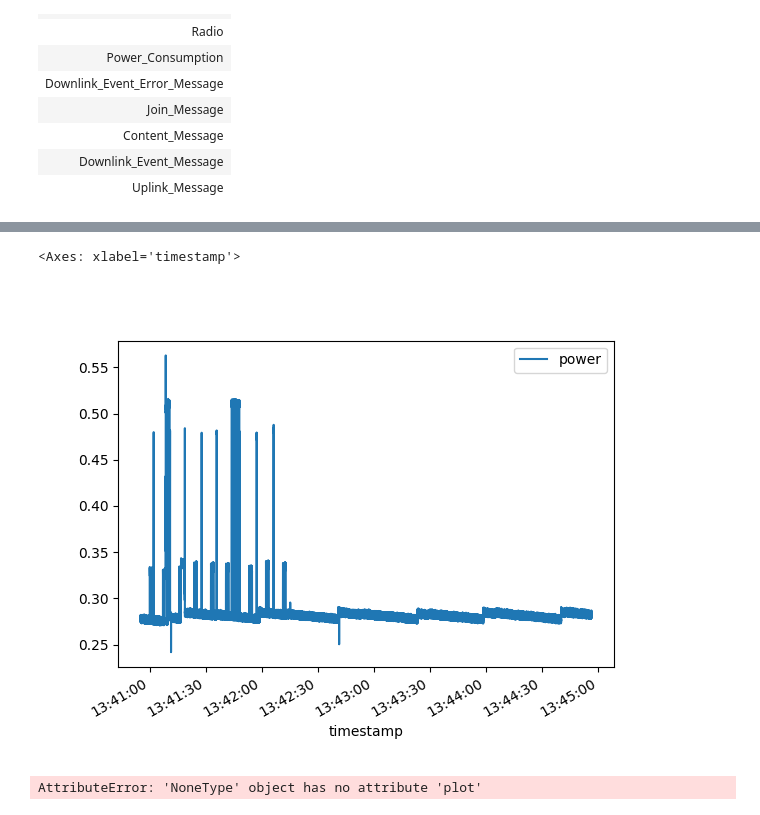
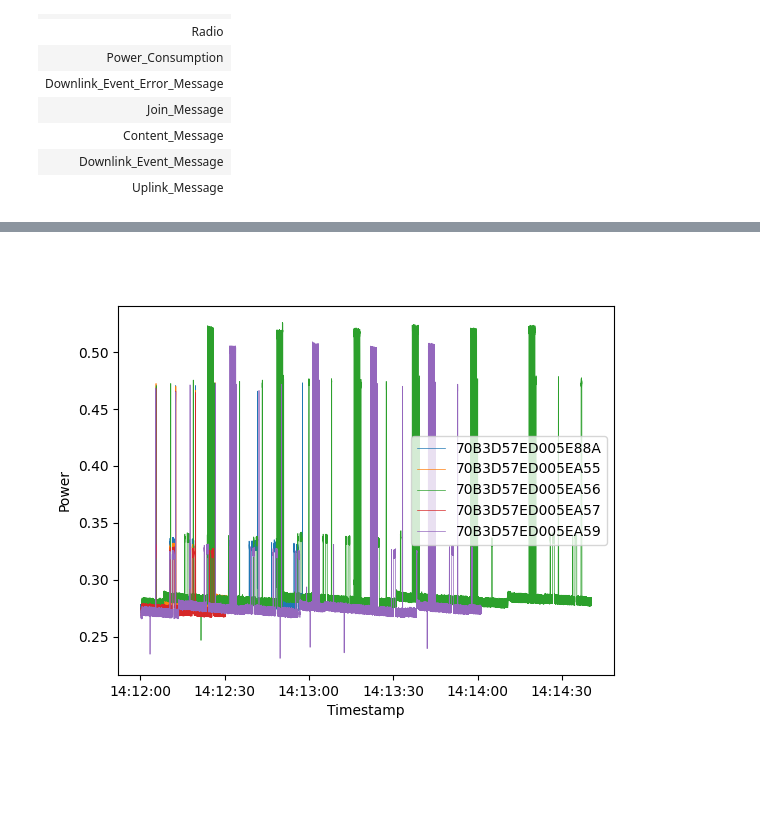
Before and after one commit to FlapKap/Terra, a Jupyter notebook: experiment/visualize.ipynb, the cells around one changed output, grey strips where cells are left out. Saved outputs shown, nothing was run; the diff lists cells and outputs as text; code cells hidden in the pictures; blank space fills up the shorter version.

```diff
--- a/experiment/visualize.ipynb
+++ b/experiment/visualize.ipynb
@@ -47,12 +83,15 @@ timestamps = timestamps["timestamp"].map(lambda x: x.isoformat())
 # %%
 deveui = "70B3D57ED005EA56"
-power= %sql select timestamp,power from Power_Consumption where node_id LIKE '{{deveui}}'
-#plot voltages with timestamps as x axis. timestamps need to show milliseconds
-power.plot(x="timestamp", y="power")
+
+power= %sql select timestamp,power,current,voltage,node_id from Power_Consumption
+#plot power with timestamps as x axis. timestamps need to show milliseconds
+plt.clf()
+for node_id, group in power.groupby("node_id"):
+    plt.plot(group["timestamp"], group["power"], label=node_id, linewidth=0.5)
+
+plt.xlabel("Timestamp")
+plt.ylabel("Power")
+plt.legend()
+plt.show()
 # %% [output]
-<Axes: xlabel='timestamp'>
-[figure, old version]
+[figure, new version]
-# %%
-voltages.plot()
-# %% [output]
-AttributeError: 'NoneType' object has no attribute 'plot'
```
Also changed, not shown: parts of 7 cells of this notebook, 4 other files.
